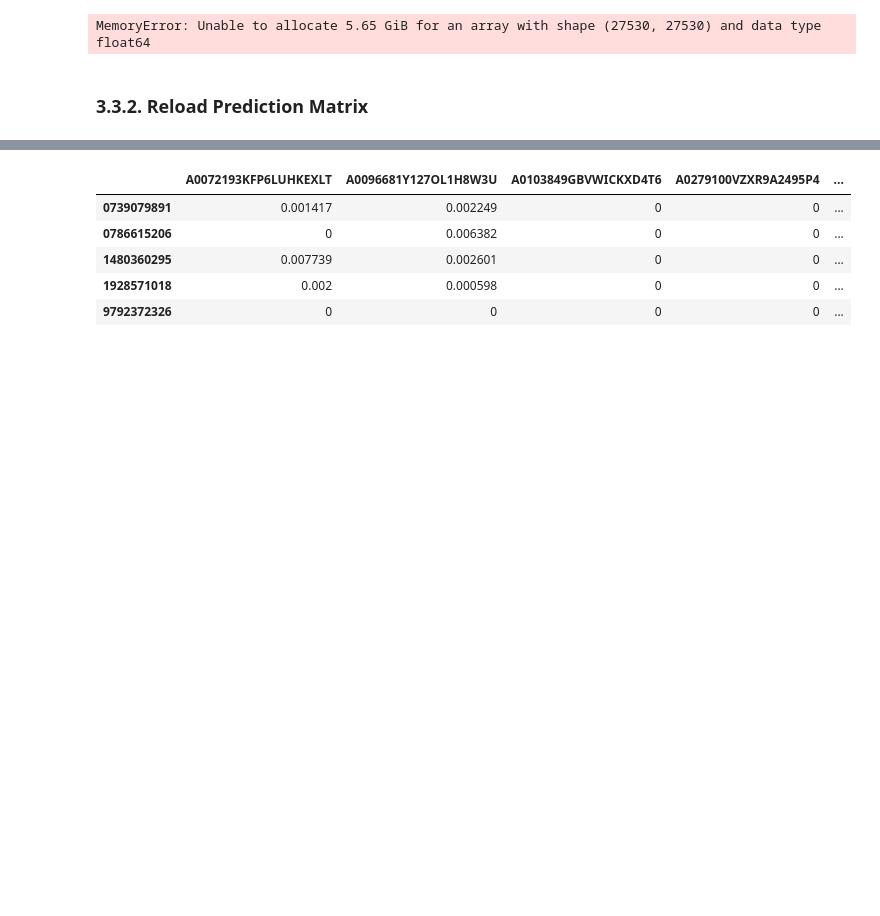
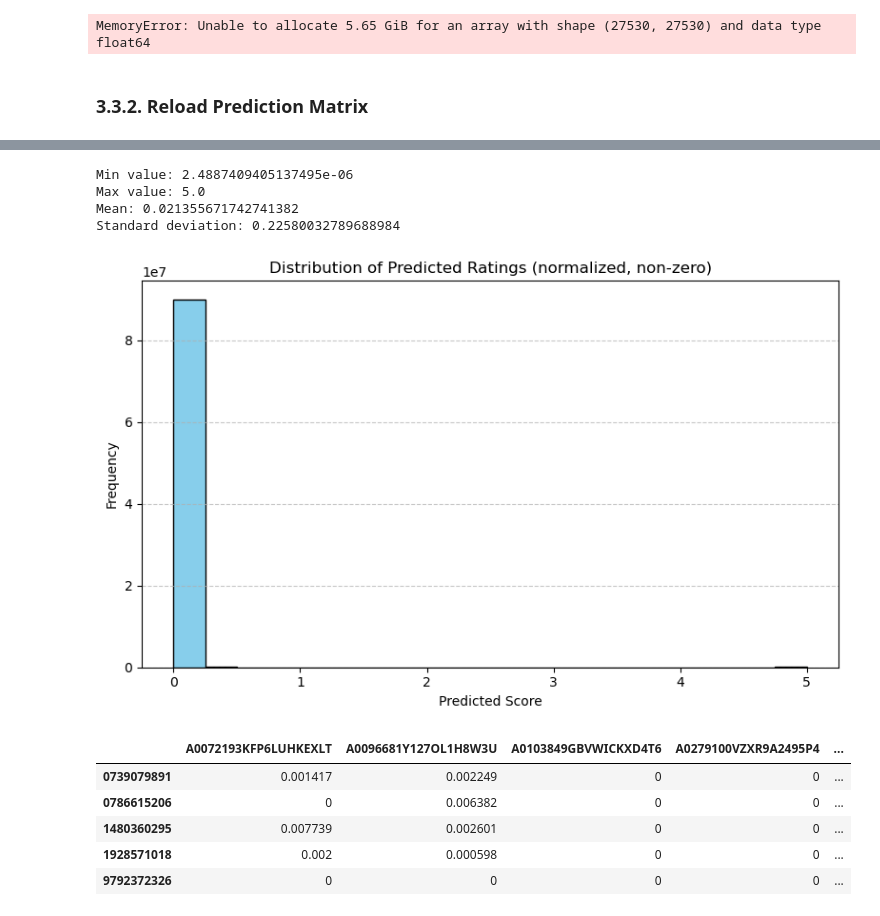
Before and after one commit to benedict-brunker/SINA-AT3_Group-33, a Jupyter notebook: notebooks/recommendations.ipynb, the cells around one changed output, grey strips where cells are left out. Drawn from its saved outputs; the diff is of its cells as text; code cells hidden in the pictures; blank space fills up the shorter version.

```diff
--- a/notebooks/recommendations.ipynb
+++ b/notebooks/recommendations.ipynb
@@ -380,0 +514,2 @@ np.save(os.path.join(lookups_dir, "S_cols.npy"), S_cols)
+# %%
+S_sparse = sparse.load_npz(os.path.join(lookups_dir, "similarity_matrix.npz"))
@@ -416,3 +566,6 @@ P = predict_ratings_fast(U, S, k_only=False)
 MemoryError: Unable to allocate 5.65 GiB for an array with shape (27530, 27530) and data type float64
 # %% [markdown]
 ### 3.3.2. Reload Prediction Matrix
+# %%
+lookups_dir = os.path.join(os.path.dirname(os.getcwd()), "lookups")
+os.listdir(lookups_dir)
@@ -426,3 +587,30 @@ user_index = np.load(os.path.join(lookups_dir, "U_cols.npy"))
+# %%
+data = P_sparse.data
+
+print("Min value:", data.min())
+print("Max value:", data.max())
+print("Mean:", data.mean())
+print("Standard deviation:", data.std())
+
+plt.figure(figsize=(8, 5))
+plt.hist(
+    data,
+    bins=20,
+    edgecolor='black',
+    color='skyblue'
+)
+plt.title("Distribution of Predicted Ratings (normalized, non-zero)")
+plt.xlabel("Predicted Score")
+plt.ylabel("Frequency")
+plt.grid(axis='y', linestyle='--', alpha=0.7)
+plt.tight_layout()
+plt.show()
+# %% [output]
+Min value: 2.4887409405137495e-06
+Max value: 5.0
+Mean: 0.021355671742741382
+Standard deviation: 0.22580032789688984
+[figure, added]
 # %%
 P = pd.DataFrame.sparse.from_spmatrix(
     P_sparse,
```
Also changed, not shown: parts of 32 cells of this notebook, 1 other file.
